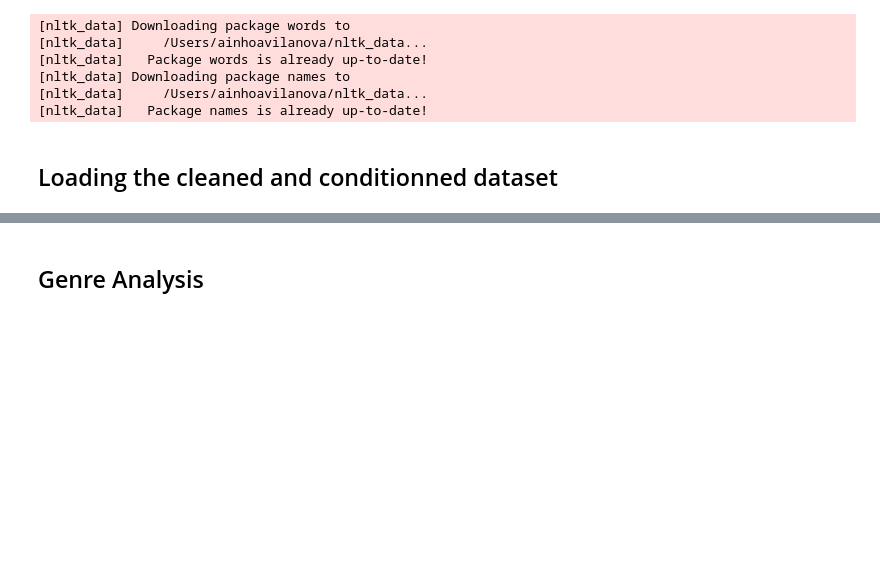
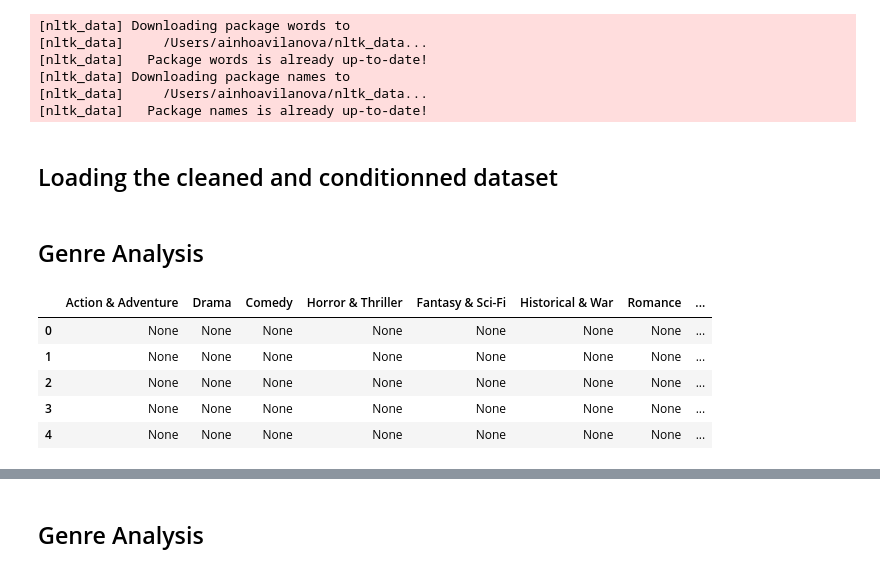
Before and after one commit to epfl-ada/ada-2024-project-adadasurmonbidet2024, a Jupyter notebook: results.ipynb, the cells around one changed output, grey strips where cells are left out. Drawn from its saved outputs; the diff is of its cells as text; code cells hidden in the pictures; blank space fills up the shorter version.

```diff
--- a/results.ipynb
+++ b/results.ipynb
@@ -15,3 +15,25 @@ import matplotlib.ticker as ticker
 [nltk_data]   Package names is already up-to-date!
 # %% [markdown]
 ## Loading the cleaned and conditionned dataset
+# %%
+df_char_cleaned = pd.read_csv('data/cleaned.csv')
+# %% [markdown]
+## Genre Analysis
+# %%
+#Let's make a list of the genres we are interested in and assign one of them to each character
+genres_list = ['Action & Adventure', 'Drama', 'Comedy', 'Horror & Thriller',
+              'Fantasy & Sci-Fi', 'Historical & War', 'Romance', 'Documentary',
+              'Music & Performance', 'Cult & B-Movies', 'Other']
+df_char_cleaned['Genre_Category'] = df_char_cleaned['Genres'].apply(lambda x: categorize_genre(x))
+# %%
+#Let's see the most frequent names in each genre and for each gender
+frequent_names_m, frequent_names_f = get_top_names_by_genre(df_char_cleaned)
+# %%
+frequent_names_f.head(5)
+# %% [output]
+|  | Action & Adventure | Drama | Comedy | Horror & Thriller | Fantasy & Sci-Fi | Historical & War | Romance | ... |
+| 0 | None | None | None | None | None | None | None | ... |
+| 1 | None | None | None | None | None | None | None | ... |
+| 2 | None | None | None | None | None | None | None | ... |
+| 3 | None | None | None | None | None | None | None | ... |
+| 4 | None | None | None | None | None | None | None | ... |
```
Also changed, not shown: parts of 3 cells of this notebook, 1 other file.
